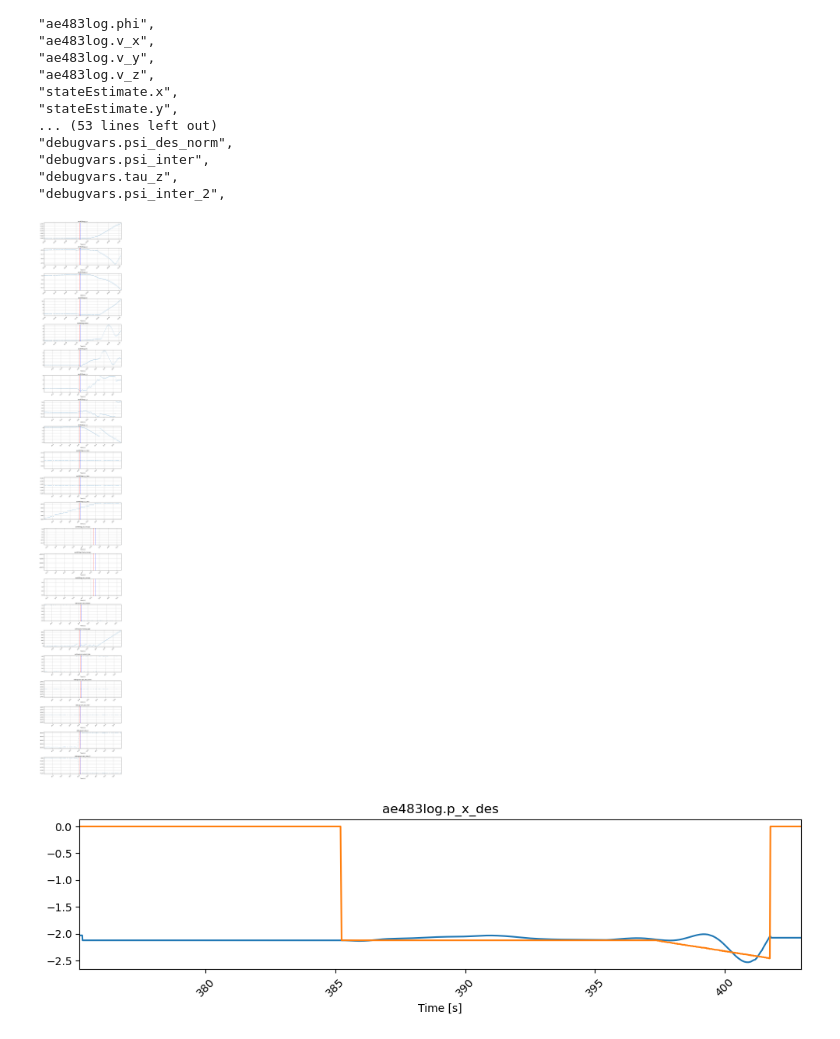
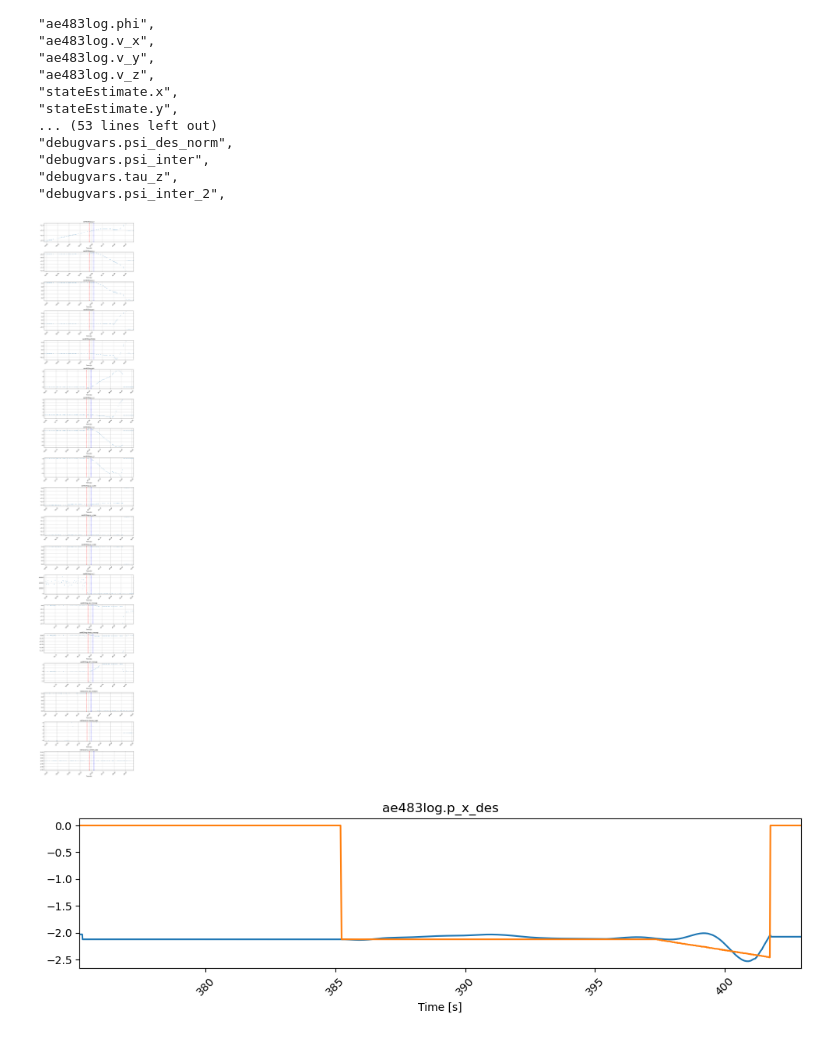
Before and after one commit to danthoney123/AE483FinalProject, a Jupyter notebook: crazyflie-client/testing/flight_analysis.ipynb, the cells around one changed output. Drawn from its saved outputs; the diff is of its cells as text; code cells hidden in the pictures.

```diff
--- a/crazyflie-client/testing/flight_analysis.ipynb
+++ b/crazyflie-client/testing/flight_analysis.ipynb
@@ -37,7 +37,7 @@ Keys in drone data:
 "debugvars.tau_z",
 "debugvars.psi_inter_2",
 # %%
-def plot_drone_data(file_path, plot_keys, start_trim=0, end_trim=0):
+def plot_drone_data(file_path, plot_keys, start_trim=0, end_trim=0, trim_around=None):
     # Load the JSON data from the file
     with open(file_path, 'r') as file:
         data = json.load(file)
@@ -66,6 +66,11 @@ def plot_drone_data(file_path, plot_keys, start_trim=0, end_trim=0):
         for i in range(len(motors_data) - 1):
             if motors_data[i] == 1 and motors_data[i + 1] == 0:
                 transition_time_indices.append((motors_time[i], motors_time[i + 1]))
+
+        if trim_around is not None:
+            start_trim = transition_time_indices[0][0] - trim_around
+            end_trim = motors_time[-1] - transition_time_indices[0][1] - trim_around
+
 
     # Iterate over each key in the filtered drone data and create a subplot
     for idx, (key, value) in enumerate(filtered_data.items()):
@@ -118,33 +123,34 @@ def plot_drone_data(file_path, plot_keys, start_trim=0, end_trim=0):
 # plot_drone_data('hardware.json', plot_keys, start_trim=0, end_trim=1)
 # %%
 plot_keys = [
+"ae483log.m_1",
 "ae483log.p_x",
 "ae483log.p_y",
 "ae483log.p_z",
 "ae483log.psi",
 "ae483log.theta",
 "ae483log.phi",
 "ae483log.v_x",
 "ae483log.v_y",
 "ae483log.v_z",
 "ae483log.p_x_des",
 "ae483log.p_y_des",
 "ae483log.p_z_des",
 "ae483log.psi_mocap",
 "ae483log.theta_mocap",
 "ae483log.phi_mocap",
 "extravars.set_motors",
 "extravars.current_obs",
-"debugvars.psi_des_norm",
-"debugvars.psi_inter",
-"debugvars.tau_z",
-"debugvars.psi_inter_2",
+# "debugvars.psi_des_norm",
+# "debugvars.psi_inter",
+# "debugvars.tau_z",
+# "debugvars.psi_inter_2",
 'extravars.mocap_age'
              ]
 
-plot_drone_data('hardware_data.json', plot_keys, start_trim=21.0, end_trim=1.0)
+plot_drone_data('md_flight_test_D1.json', plot_keys, start_trim=0.0, end_trim=0, trim_around=1)
 # %% [output]
-[figure, old version]
+[figure, new version]
 # %%
 def plot_drone_data_ontop(file_path, plot_keys, start_trim=0, end_trim=0):
     # Load the JSON data from the file
```
Also changed, not shown: 5 other files.
